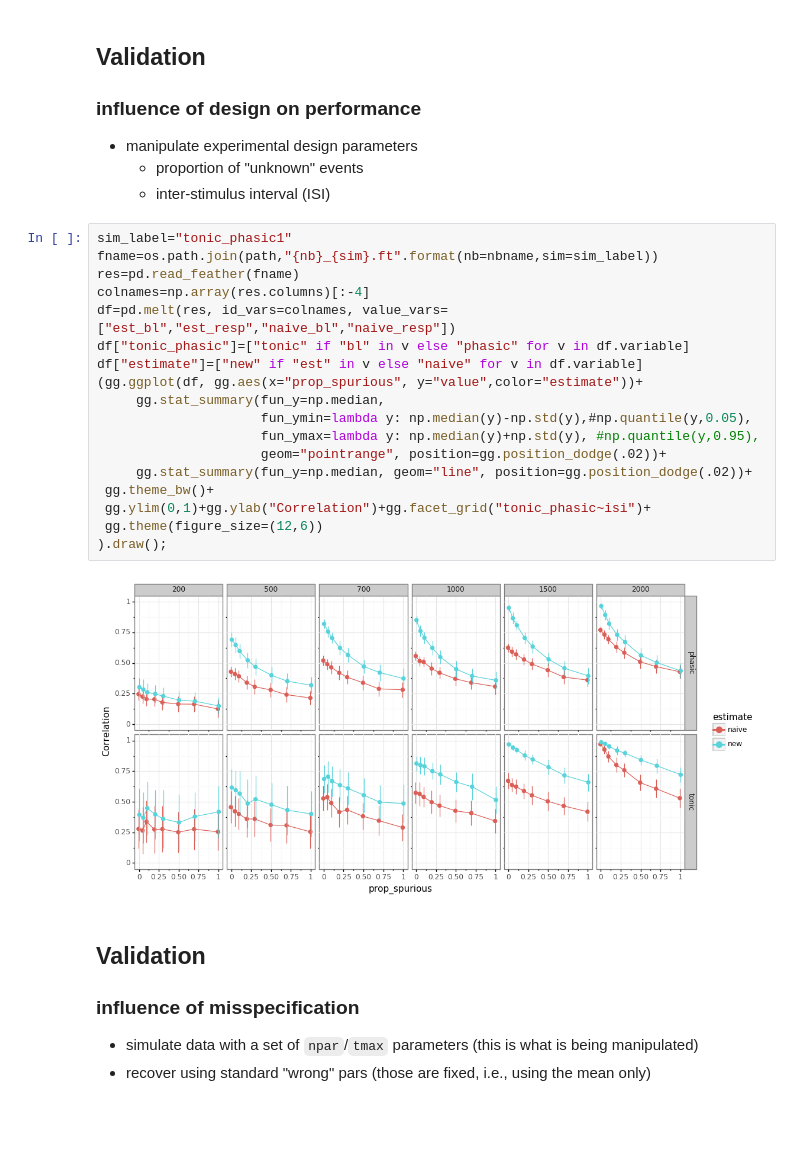
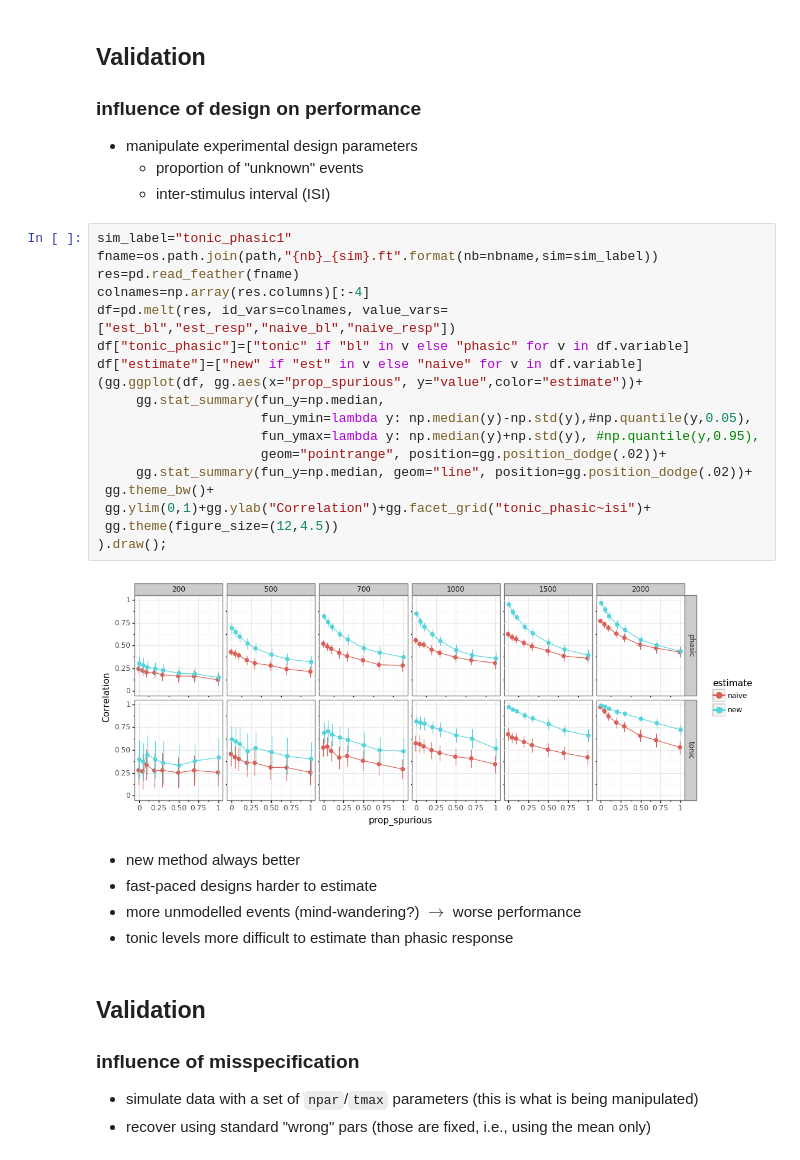
Before and after one commit to ihrke/pypillometry, a Jupyter notebook: notebooks/symp_talk_uit2019.ipynb, the cells around one changed output. Cells and saved outputs as stored; diff of their text form; blank space fills up the shorter version.

```diff
--- a/notebooks/symp_talk_uit2019.ipynb
+++ b/notebooks/symp_talk_uit2019.ipynb
@@ -686,23 +725,28 @@ df["method"]=df[['estimate', 'niter']].astype(str).apply('-'.join, axis=1)
 # %%
 sim_label="tonic_phasic1"
 fname=os.path.join(path,"{nb}_{sim}.ft".format(nb=nbname,sim=sim_label))
 res=pd.read_feather(fname)
 colnames=np.array(res.columns)[:-4]
 df=pd.melt(res, id_vars=colnames, value_vars=["est_bl","est_resp","naive_bl","naive_resp"])
 df["tonic_phasic"]=["tonic" if "bl" in v else "phasic" for v in df.variable]
 df["estimate"]=["new" if "est" in v else "naive" for v in df.variable]
 (gg.ggplot(df, gg.aes(x="prop_spurious", y="value",color="estimate"))+
      gg.stat_summary(fun_y=np.median,
                      fun_ymin=lambda y: np.median(y)-np.std(y),#np.quantile(y,0.05),
                      fun_ymax=lambda y: np.median(y)+np.std(y), #np.quantile(y,0.95),
                      geom="pointrange", position=gg.position_dodge(.02))+
      gg.stat_summary(fun_y=np.median, geom="line", position=gg.position_dodge(.02))+
  gg.theme_bw()+
  gg.ylim(0,1)+gg.ylab("Correlation")+gg.facet_grid("tonic_phasic~isi")+
- gg.theme(figure_size=(12,6))
+ gg.theme(figure_size=(12,4.5))
 ).draw();
 # %% [output]
-[figure, old version]
+[figure, new version]
+# %% [markdown]
+- new method always better
+- fast-paced designs harder to estimate
+- more unmodelled events (mind-wandering?) $\rightarrow$ worse performance
+- tonic levels more difficult to estimate than phasic response
 # %% [markdown]
 ## Validation
 
```
Also changed, not shown: parts of 39 cells of this notebook.
